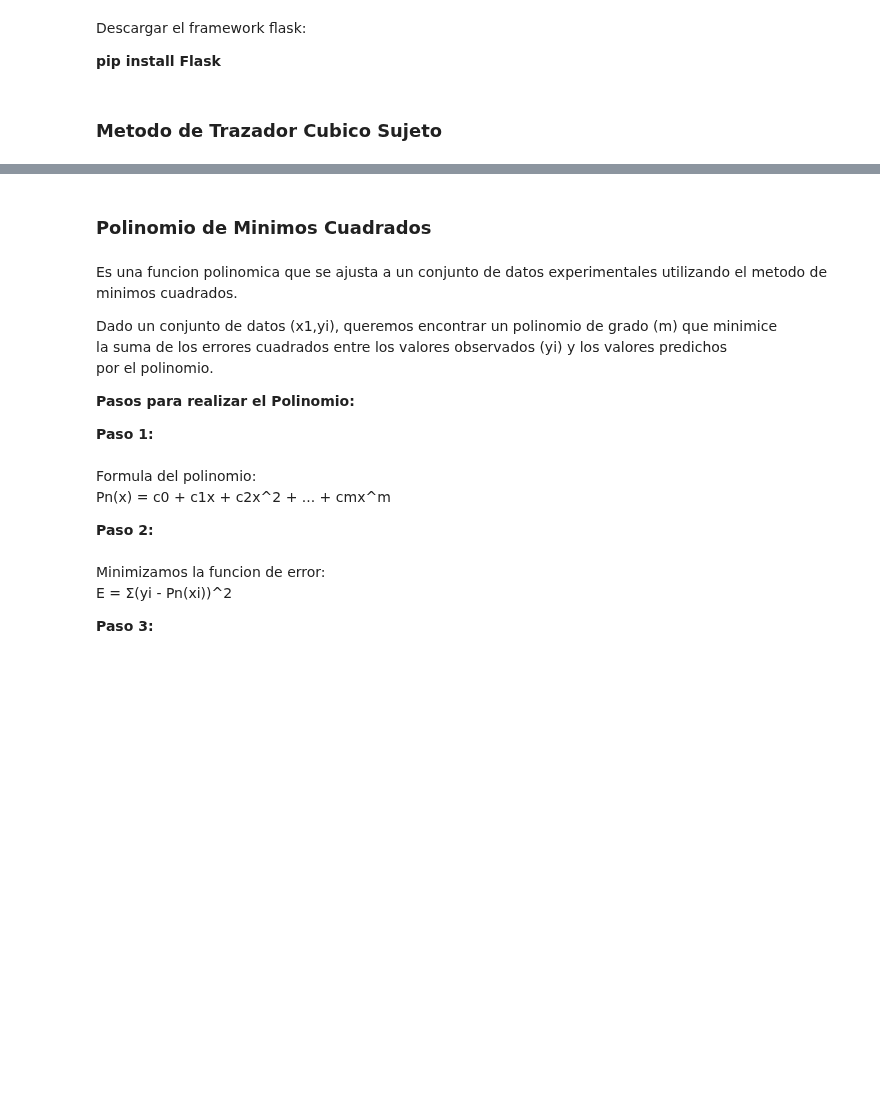
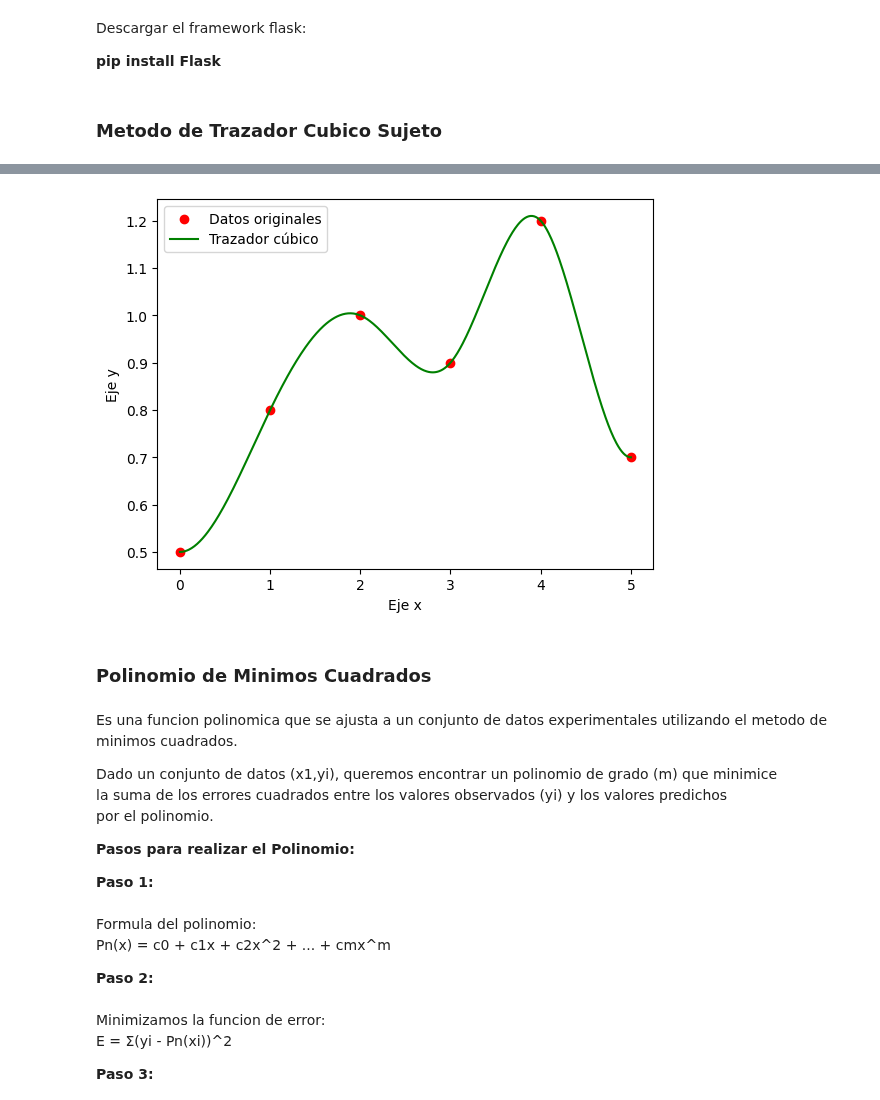
Before and after one commit to Sperrotta10/Colaboradores, a Jupyter notebook: Calculo Numerico/proyecto/proyecto_aprox_ecuaciones/programa/montain_rusa.ipynb, the cells around one changed output, grey strips where cells are left out. Drawn from its saved outputs; the diff is of its cells as text; code cells hidden in the pictures; blank space fills up the shorter version.

```diff
--- a/Calculo Numerico/proyecto/proyecto_aprox_ecuaciones/programa/montain_rusa.ipynb
+++ b/Calculo Numerico/proyecto/proyecto_aprox_ecuaciones/programa/montain_rusa.ipynb
@@ -59,0 +123,82 @@ datos4_b = np.array(data["b"])
+# %%
+
+"""Funciones"""
+
+#funcioonm para construir polinomio9
+def polinomio(x, coef):
+    return coef[0] + coef[1] * x + coef[2] * x**2 + coef[3] * x**3
+
+#fucnion para construir la matriz a y el vector b del sistema de ecauciones
+def sistema_ecuaciones(datos_x, datos_y):
+    n = len(datos_x) - 1  #numero que se va a realizar entre los puntos de datos
+    h = np.diff(datos_x)  #la distancia que ghay entre los puntos x consecutivos
+    a = np.zeros((4 * n, 4 * n))
+    b = np.zeros(4 * n)
+
+    for i in range(n):
+        xi = datos_x[i]  #el punto donde inicia el intervalo
+        xi_1 = datos_x[i + 1]  #el punto donde termina el intervalo
+        yi = datos_y[i]  #valor y correspondiente al punto inicial
+        yi_1 = datos_y[i + 1]  #valor y correspondiente al punto final
+
+        #puntos de interpolación para el polinomio cúbico en el intervalo [xi, xi_1]
+        #primera fila del sistema de ecuaciones: S_i(xi) = yi
+        a[2 * i, 4 * i:4 * i + 4] = [1, xi, xi**2, xi**3]
+
+        #segunda fila del sistema de ecuaciones: S_i(xi_1) = yi_1
+        a[2 * i + 1, 4 * i:4 * i + 4] = [1, xi_1, xi_1**2, xi_1**3]
+
+        #lado derecho del sistema de ecuaciones: valores y correspondientes
+        b[2 * i:2 * i + 2] = [yi, yi_1]
+
+        if i < n - 1:
+            #condiciones de continuidad de la primera derivada en xi_1
+            # S_i'(xi_1) = S_{i+1}'(xi_1)
+            a[2 * n + i, 4 * i:4 * i + 4] = [0, 1, 2 * xi_1, 3 * xi_1**2]
+            a[2 * n + i, 4 * (i + 1):4 * (i + 1) + 4] = [0, -1, -2 * xi_1, -3 * xi_1**2]
+
+            #condiciones de continuidad de la segunda derivada en xi_1
+            # S_i''(xi_1) = S_{i+1}''(xi_1)
+            a[3 * n - 1 + i, 4 * i:4 * i + 4] = [0, 0, 2, 6 * xi_1]
+            a[3 * n - 1 + i, 4 * (i + 1):4 * (i + 1) + 4] = [0, 0, -2, -6 * xi_1]
+
+    #condiciones de sujeción: derivadas en los extremos de todo el intervalo
+    # S_0'(x_0) = f'(x_0)
+    a[-2, :4] = [0, 1, 2 * datos_x[0], 3 * datos_x[0]**2]
+
+    # S_{n-1}'(x_n) = f'(x_n)
+    a[-1, -4:] = [0, 1, 2 * datos_x[-1], 3 * datos_x[-1]**2]
+
+    return a, b
+
+
+matriz_a, result_b = sistema_ecuaciones(datos1_x, datos1_y)
+
+solucion = np.linalg.solve(matriz_a, result_b)
+
+#Se imprmjimen los valores en consola
+for i in range(0, len(solucion), 4):
+    print(f"Segmento {i // 4 + 1}: c0 = {solucion[i]}, c1 = {solucion[i+1]}, c2 = {solucion[i+2]}, c3 = {solucion[i+3]}")
+
+#se grafican los valores para graficar la curva ajustada
+x_range = np.linspace(min(datos1_x), max(datos1_x), 500)
+y_range = np.zeros_like(x_range)
+
+#se construye la curva evaluando el polinomio en los segmentos
+for i in range(len(x_range)):
+    xi = x_range[i]
+    segmento = min(max(np.searchsorted(datos1_x, xi) - 1, 0), len(datos1_x) - 2)
+    c = solucion[4 * segmento:4 * segmento + 4]
+    y_range[i] = polinomio(xi, c)
+
+#se grafican los puntos originales y la curva ajustada
+fig, ax = plt.subplots()
+
+ax.scatter(datos1_x, datos1_y, color='red', label="Datos originales")
+ax.plot(x_range, y_range, color='green', label="Trazador cúbico")
+
+ax.set_xlabel("Eje x")
+ax.set_ylabel("Eje y")
+ax.legend()
+plt.show()
+# %% [output]
@@ -60,3 +210,4 @@ datos4_b = np.array(data["b"])
+[figure, added]
 # %% [markdown]
 ### Polinomio de Minimos Cuadrados
 # %% [markdown]
```
Also changed, not shown: parts of 2 cells of this notebook.
